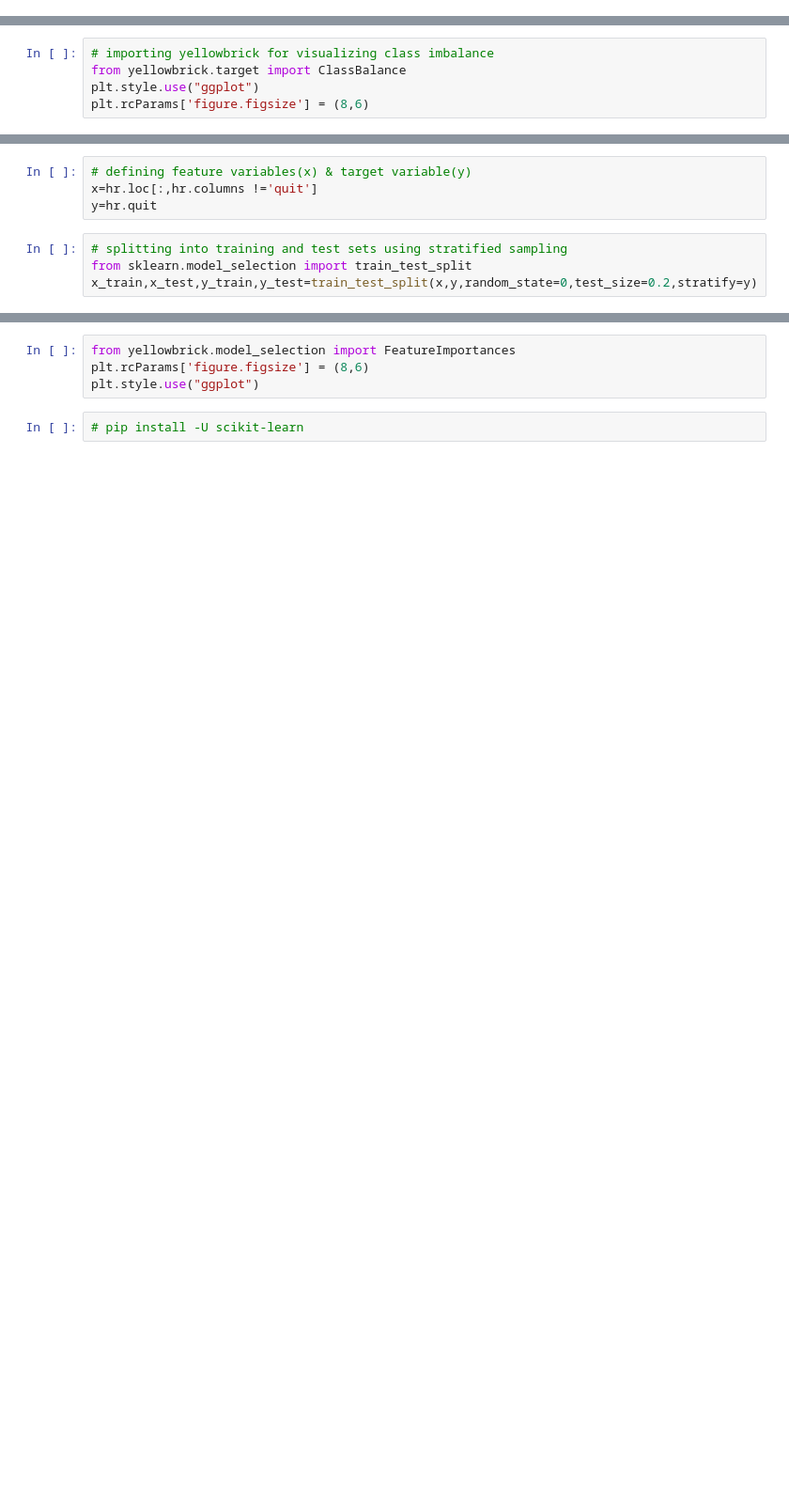
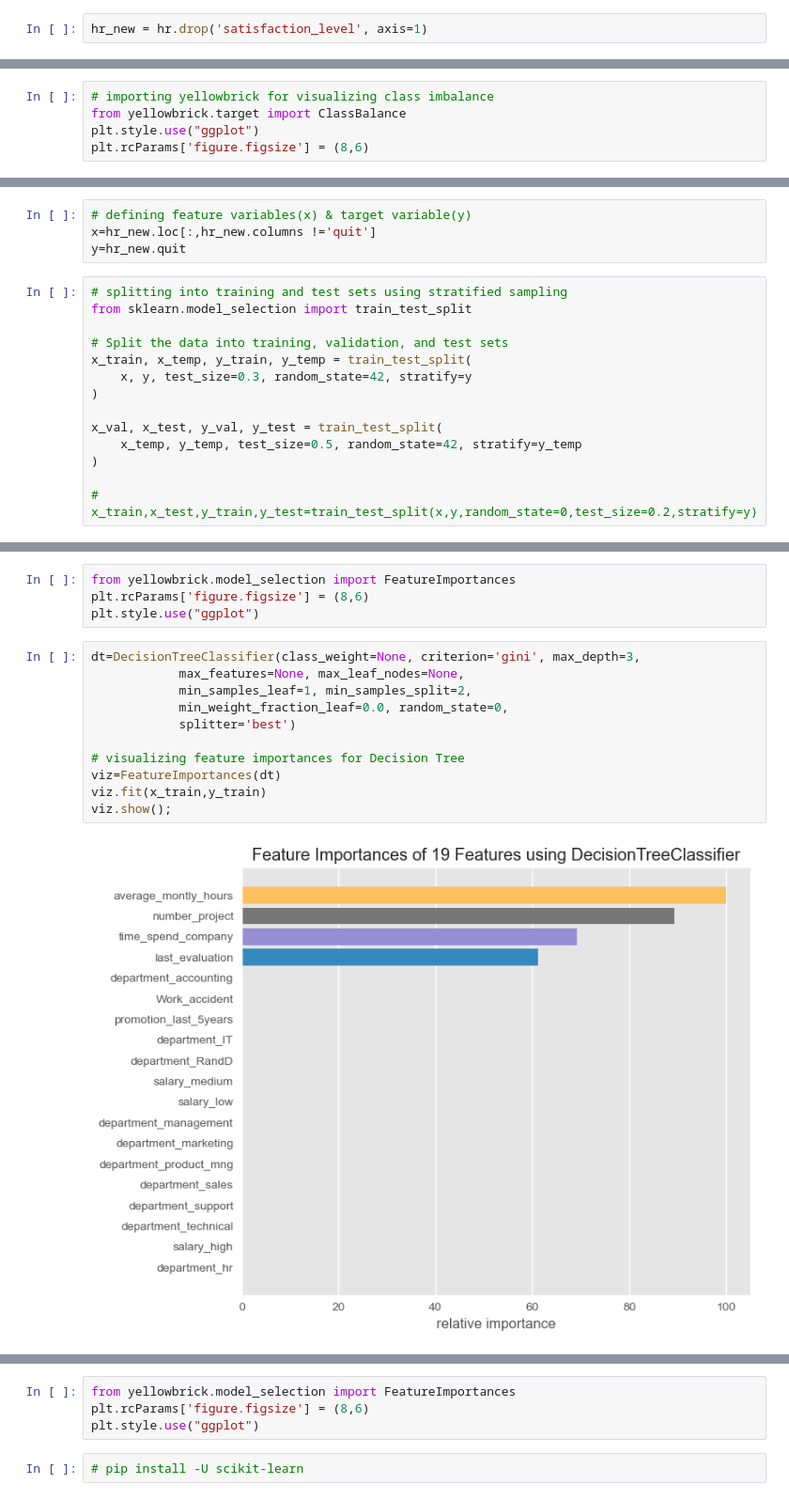
Before and after one commit to hetvimwaghela/employee-turnover-prediction, a Jupyter notebook: employee_churn.ipynb, the cells around one changed output, grey strips where cells are left out. Shown at 94% size. Drawn from its saved outputs; the diff is of its cells as text; blank space fills up the shorter version.

```diff
--- a/employee_churn.ipynb
+++ b/employee_churn.ipynb
@@ -188,3 +188,5 @@ hr
 | 11579 | 0.53 | 0.99 | 3 | 223 | 10 | ... |
 | 11580 | 0.51 | 0.86 | 3 | 182 | 10 | ... |
 11581 rows × 21 columns
+# %%
+hr_new = hr.drop('satisfaction_level', axis=1)
@@ -225,8 +236,18 @@ visualizer.show()
 # %%
 # defining feature variables(x) & target variable(y)
-x=hr.loc[:,hr.columns !='quit']
-y=hr.quit
+x=hr_new.loc[:,hr_new.columns !='quit']
+y=hr_new.quit
 # %%
 # splitting into training and test sets using stratified sampling
 from sklearn.model_selection import train_test_split
-x_train,x_test,y_train,y_test=train_test_split(x,y,random_state=0,test_size=0.2,stratify=y)
+
+# Split the data into training, validation, and test sets
+x_train, x_temp, y_train, y_temp = train_test_split(
+    x, y, test_size=0.3, random_state=42, stratify=y
+)
+
+x_val, x_test, y_val, y_test = train_test_split(
+    x_temp, y_temp, test_size=0.5, random_state=42, stratify=y_temp
+)
+
+# x_train,x_test,y_train,y_test=train_test_split(x,y,random_state=0,test_size=0.2,stratify=y)
@@ -252,0 +351,17 @@ import matplotlib.image as mpimg
+# %%
+from yellowbrick.model_selection import FeatureImportances
+plt.rcParams['figure.figsize'] = (8,6)
+plt.style.use("ggplot")
+# %%
+dt=DecisionTreeClassifier(class_weight=None, criterion='gini', max_depth=3,
+            max_features=None, max_leaf_nodes=None,
+            min_samples_leaf=1, min_samples_split=2,
+            min_weight_fraction_leaf=0.0, random_state=0,
+            splitter='best')
+
+# visualizing feature importances for Decision Tree
+viz=FeatureImportances(dt)
+viz.fit(x_train,y_train)
+viz.show();
+# %% [output]
+[figure, added]
```
Also changed, not shown: parts of 71 cells of this notebook.
